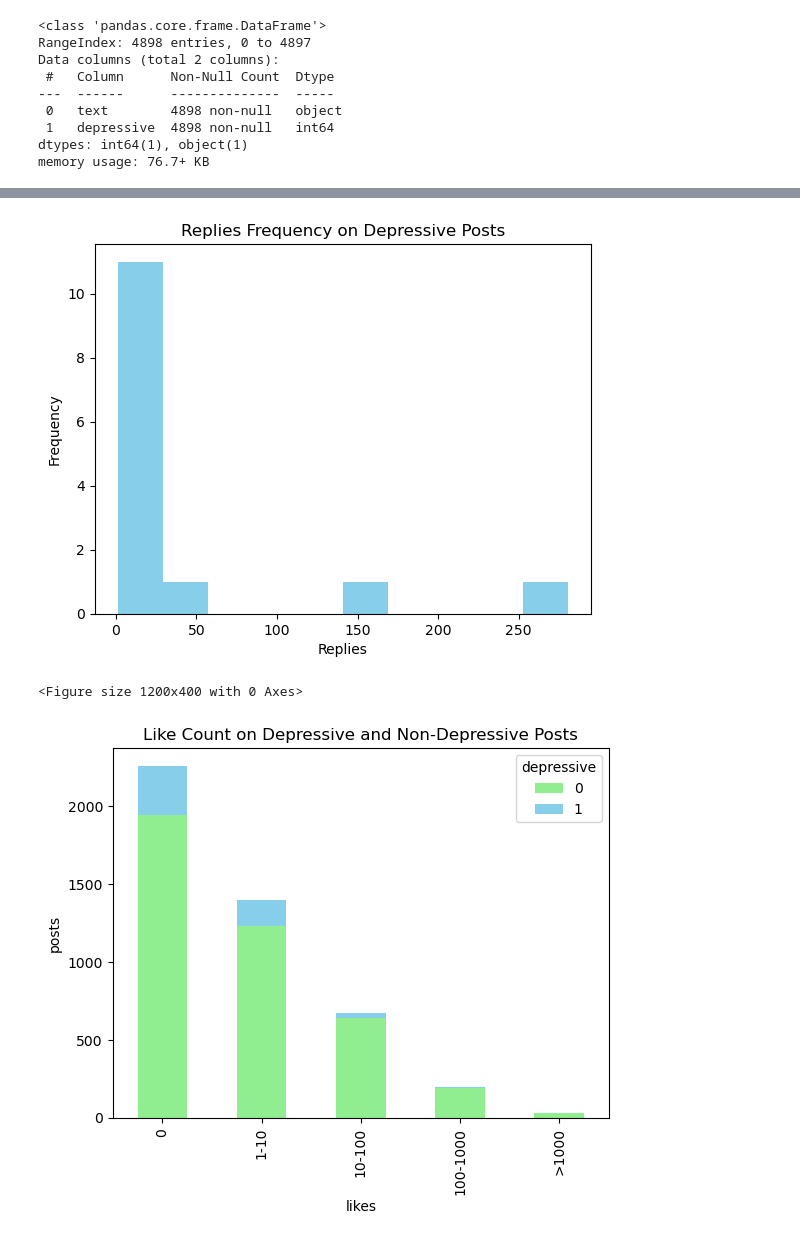
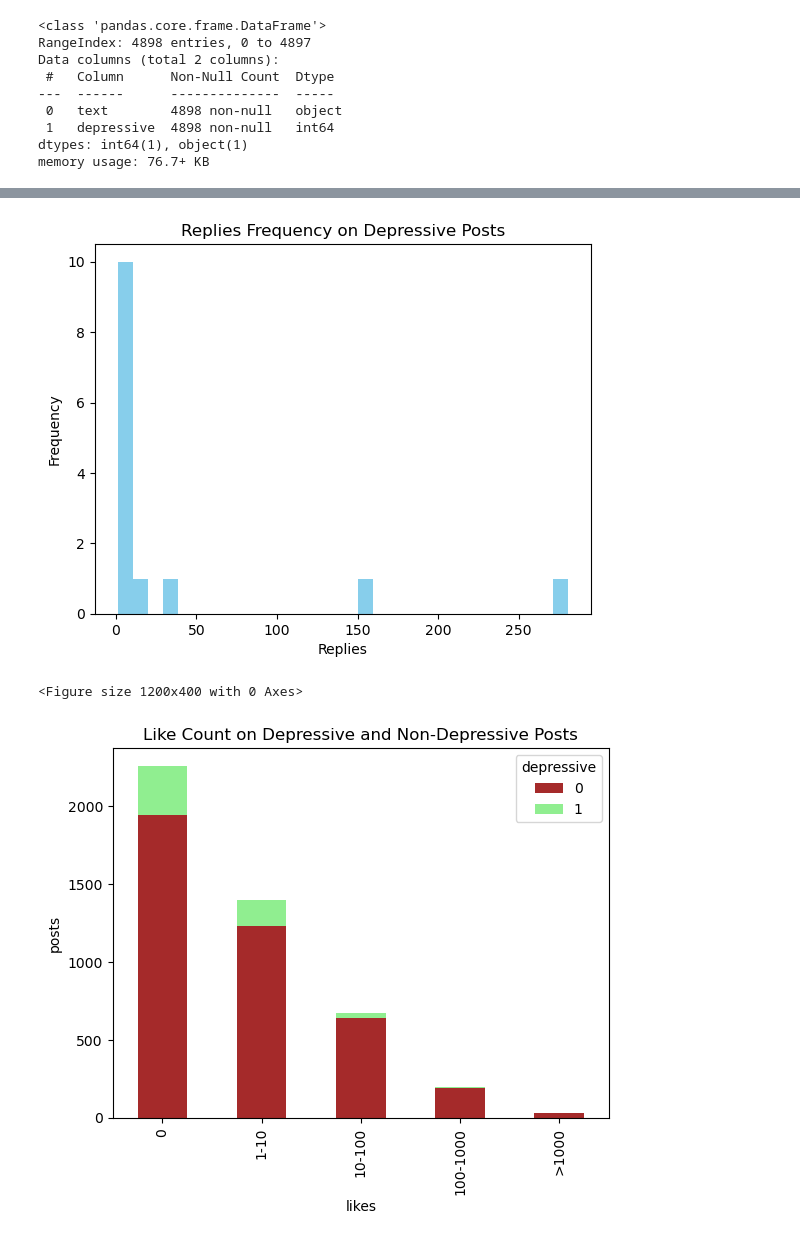
Before and after one commit to lucaspimentab/bluesky-depression-detection, a Jupyter notebook: characterization.ipynb, the cells around one changed output, grey strips where cells are left out. Cells and saved outputs as stored; diff of their text form; code cells hidden in the pictures.

```diff
--- a/characterization.ipynb
+++ b/characterization.ipynb
@@ -119,25 +103,25 @@ plt.show()
 # %%
 depressives = df.loc[df['depressive']==1]
 
-depressives['replyCount'].value_counts().plot(kind='hist', bins=10, color='skyblue')
+depressives['replyCount'].value_counts().plot(kind='hist', bins=30, color='skyblue')
 plt.title('Replies Frequency on Depressive Posts')
 plt.xlabel('Replies')
 plt.show()
 # %% [output]
-[figure, old version]
+[figure, new version]
 # %%
 bins = [0, 1, 10, 100, 1000, 10000]
 labels = ['0', '1-10', '10-100', '100-1000', '>1000']
 df['faixa'] = pd.cut(df['likeCount'], bins=bins, labels=labels, include_lowest=True)
 
 contagem = df.groupby(['faixa', 'depressive']).size().unstack(fill_value=0)
 plt.figure(figsize=(12,4))
-contagem.plot(kind='bar', stacked=True, color=['lightgreen', 'skyblue'])
+contagem.plot(kind='bar', stacked=True, color=['brown', 'lightgreen'])
 
 plt.title('Like Count on Depressive and Non-Depressive Posts')
 plt.ylabel('posts')
 plt.xlabel('likes')
 plt.show()
 # %% [output]
 <Figure size 1200x400 with 0 Axes>
-[figure, old version]
+[figure, new version]
```
Also changed, not shown: parts of 18 cells of this notebook.
